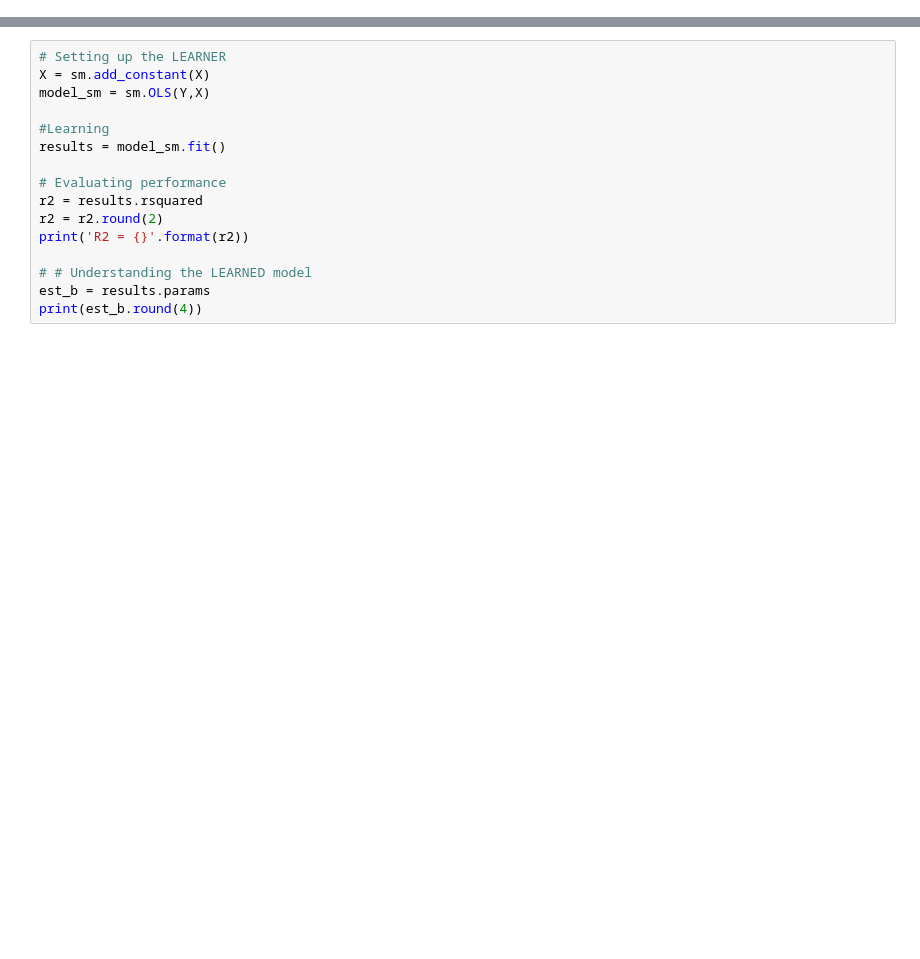
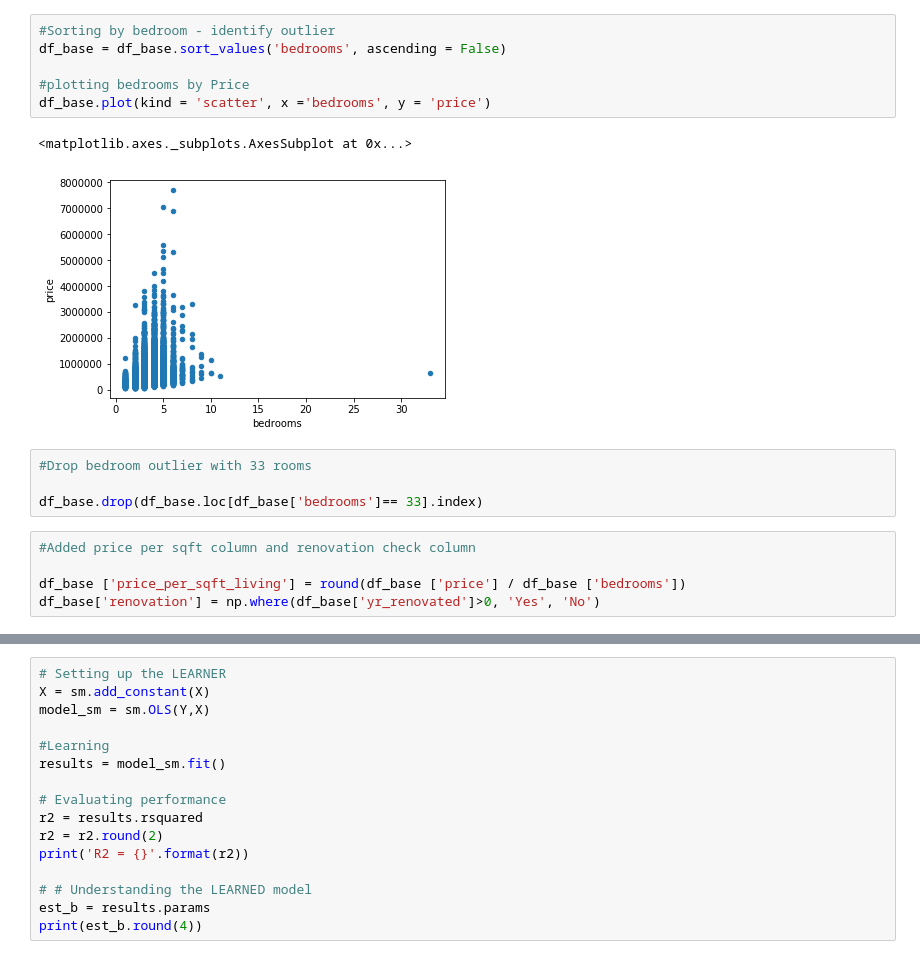
Before and after one commit to Silkways/Seattlers, a Jupyter notebook: Housing_Project_Gus.ipynb, the cells around one changed output, grey strips where cells are left out. Cells and saved outputs as stored; diff of their text form; blank space fills up the shorter version.

```diff
--- a/Housing_Project_Gus.ipynb
+++ b/Housing_Project_Gus.ipynb
@@ -90,0 +67,18 @@ sns.heatmap(data = corr, annot = True, annot_kws = {"size": 7}, linewidth = 2)
+# %%
+#Sorting by bedroom - identify outlier
+df_base = df_base.sort_values('bedrooms', ascending = False)
+
+#plotting bedrooms by Price
+df_base.plot(kind = 'scatter', x ='bedrooms', y = 'price')
+# %% [output]
+<matplotlib.axes._subplots.AxesSubplot at 0x...>
+[figure, added]
+# %%
+#Drop bedroom outlier with 33 rooms
+
+df_base.drop(df_base.loc[df_base['bedrooms']== 33].index)
+# %%
+#Added price per sqft column and renovation check column
+
+df_base ['price_per_sqft_living'] = round(df_base ['price'] / df_base ['bedrooms'])
+df_base['renovation'] = np.where(df_base['yr_renovated']>0, 'Yes', 'No')
```
Also changed, not shown: parts of 16 cells of this notebook.
